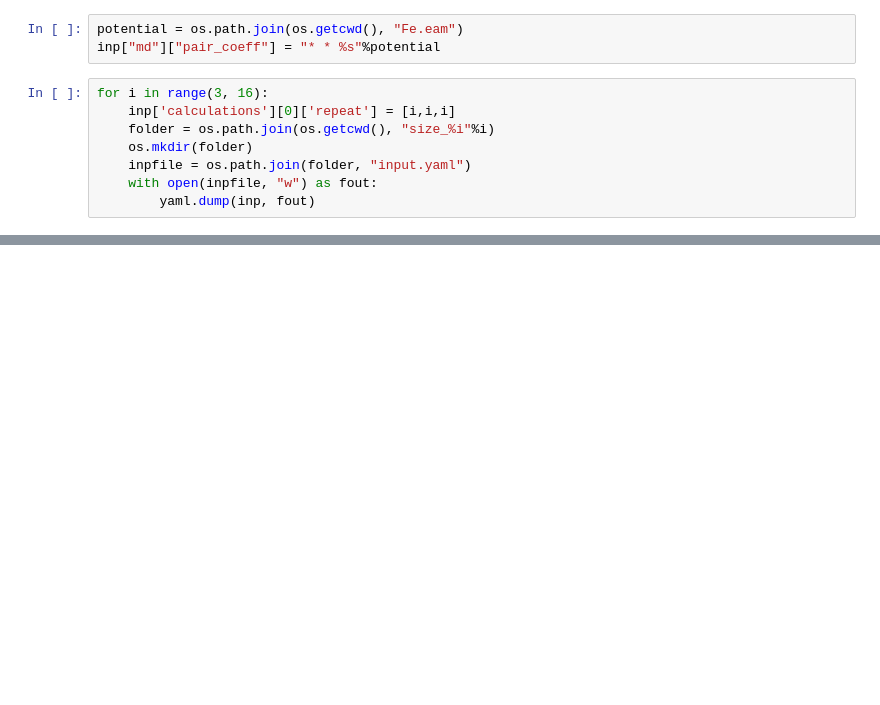
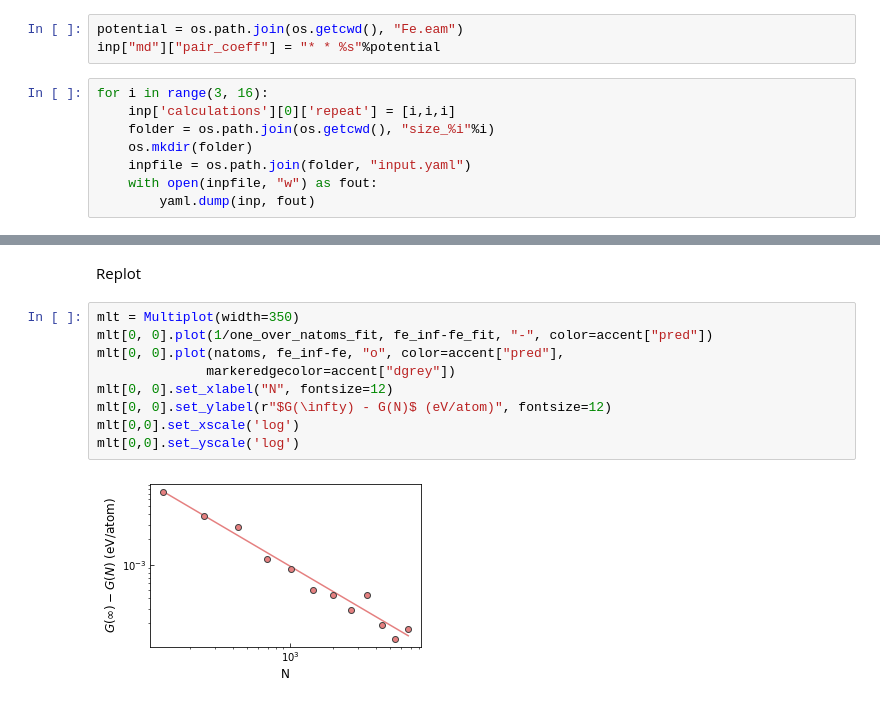
Before and after one commit to srmnitc/calphy-publication-examples, a Jupyter notebook: Application_A/analysis.ipynb, the cells around one changed output, grey strips where cells are left out. Cells and saved outputs as stored; diff of their text form; blank space fills up the shorter version.

```diff
--- a/Application_A/analysis.ipynb
+++ b/Application_A/analysis.ipynb
@@ -24,0 +83,13 @@ for i in range(3, 16):
+# %% [markdown]
+Replot
+# %%
+mlt = Multiplot(width=350)
+mlt[0, 0].plot(1/one_over_natoms_fit, fe_inf-fe_fit, "-", color=accent["pred"])
+mlt[0, 0].plot(natoms, fe_inf-fe, "o", color=accent["pred"],
+              markeredgecolor=accent["dgrey"])
+mlt[0, 0].set_xlabel("N", fontsize=12)
+mlt[0, 0].set_ylabel(r"$G(\infty) - G(N)$ (eV/atom)", fontsize=12)
+mlt[0,0].set_xscale('log')
+mlt[0,0].set_yscale('log')
+# %% [output]
+[figure, added]
```
Also changed, not shown: parts of 11 cells of this notebook.
